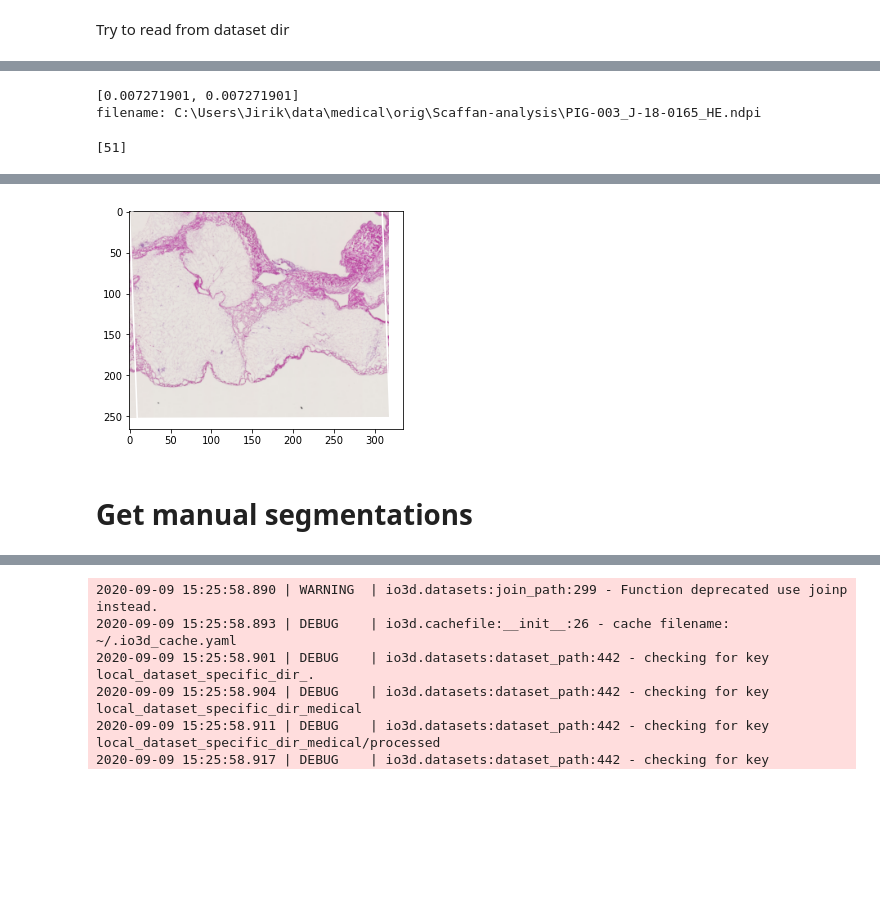
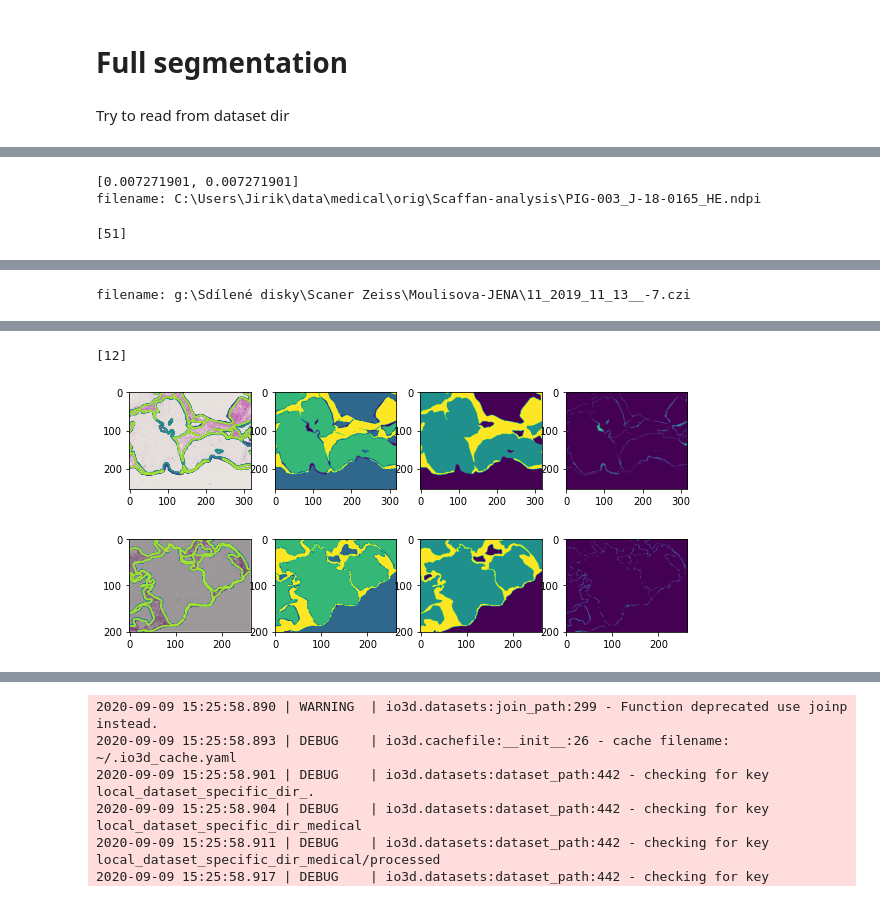
Before and after one commit to mjirik/scaffan, a Jupyter notebook: experiments/whole_scan_segmentation_ground_true_data_preparation.ipynb, the cells around one changed output, grey strips where cells are left out. Saved outputs shown, nothing was run; the diff lists cells and outputs as text; code cells hidden in the pictures; blank space fills up the shorter version.

Commit message:
training labels in function

```diff
--- a/experiments/whole_scan_segmentation_ground_true_data_preparation.ipynb
+++ b/experiments/whole_scan_segmentation_ground_true_data_preparation.ipynb
@@ -28,8 +24,0 @@ Check if it is possible to use path with space and crazy czech chars
-# %%
-from read_roi import read_roi_zip
-fn = "G:/Sdílené disky/Scaner Zeiss/Moulisova-JENA/07_2019_11_13__l-2.czi"
-print(f"filename: {fn}")
-anim = scim.AnnotatedImage(fn)
-# scann
-# rois = read_roi_zip(fn+".roi.zip")
-# scann.get_imsize_from_imagej_roi(rois)
@@ -44,3 +32,5 @@ filename: G:/Sdílené disky/Scaner Zeiss/Moulisova-JENA/07_2019_11_13__l-2.czi
+# %% [markdown]
+# Full segmentation
 # %% [markdown]
 Try to read from dataset dir
 # %%
@@ -50,28 +40,51 @@ pixelsize_mm=[0.007271901] * 2
 print(pixelsize_mm)
 
 # fn = io3d.datasets.join_path("medical", "orig", "sample_data", "SCP003", "SCP003.ndpi", get_root=True)
-fn = io3d.datasets.join_path("medical", "orig", "Scaffan-analysis", "PIG-003_J-18-0165_HE.ndpi", get_root=True)
+fns = [
+    io3d.datasets.joinp("medical", "orig", "Scaffan-analysis", "PIG-003_J-18-0165_HE.ndpi"),
+    io3d.datasets.joinp("medical", "orig", "scaner_zeiss", "Moulisova-JENA", "11_2019_11_13__-7.czi"),
+]
 title = "full segmentation"
 
-# f"{str(pixelsize_mm[0])}""
-ofn_filled = output_path_images / f"ground_true_annotation_{Path(fn).stem}_{title}_pixelsize_mm_{pixelsize_mm[0]}.png"
-ofn_raster = output_path_images / f"raster_{Path(fn).stem}_{title}_pixelsize_mm_{pixelsize_mm[0]}.png"
+for fn in fns:
+#     fn = fns[0]
+
+    # f"{str(pixelsize_mm[0])}""
+    ofn_filled = output_path_images / f"ground_true_annotation_{Path(fn).stem}_{title}_pixelsize_mm_{pixelsize_mm[0]}.png"
+    ofn_raster = output_path_images / f"raster_{Path(fn).stem}_{title}_pixelsize_mm_{pixelsize_mm[0]}.png"
 
 
-print(f"filename: {fn}")
-anim = scim.AnnotatedImage(fn)
+    print(f"filename: {fn}")
+    anim = scim.AnnotatedImage(str(fn))
 
-# ann_ids = anim.select_annotations_by_color("#000000")
-ann_ids = anim.select_annotations_by_title(title)
-print(ann_ids)
-view = anim.get_views(
-    ann_ids,
-#     level=6,
-    margin=0, pixelsize_mm=pixelsize_mm)[0]
+    # ann_ids = anim.select_annotations_by_color("#000000")
+    ann_ids = anim.select_annotations_by_title(title)
+    print(ann_ids)
+    view = anim.get_views(
+        ann_ids,
+    #     level=6,
+        margin=0, pixelsize_mm=pixelsize_mm)[0]
 
-img = view.get_region_image(as_gray=False)
-plt.imsave(ofn_raster, img)
+    img = view.get_region_image(as_gray=False)
+    plt.imsave(ofn_raster, img)
 
-plt.imshow(img, cmap='gray')
-view.plot_annotations(ann_ids[0])
+    # plt.imshow(img, cmap='gray')
+    # view.plot_annotations(ann_ids[0])
+    segmentation = view.get_training_labels()
+    segmentation_filled, dbgs = view.get_training_labels(fill_gaps=True, return_debug_images=True)
+    plt.figure(figsize=[10,5])
+    plt.subplot(141)
+    plt.imshow(img)
+    # plt.contour(seg_black)
+    plt.contour(segmentation)
+    plt.subplot(142)
+    plt.imshow(segmentation)
+    plt.subplot(143)
+    plt.imshow(segmentation_filled)
+    plt.subplot(144)
+    plt.imshow(dbgs[0])
+
+    plt.imsave(ofn_filled, segmentation_filled,
+    #            cmap='gray',
+               vmin=0) # , "fn.png")
 # %% [output]
@@ -93,0 +116 @@ filename: C:\Users\Jirik\data\medical\orig\Scaffan-analysis\PIG-003_J-18-0165_HE
+filename: g:\Sdílené disky\Scaner Zeiss\Moulisova-JENA\11_2019_11_13__-7.czi
@@ -94,3 +118,3 @@ filename: C:\Users\Jirik\data\medical\orig\Scaffan-analysis\PIG-003_J-18-0165_HE
+[12]
-[figure, old version]
+[figure, new version]
+[figure, added]
-# %% [markdown]
-# Get manual segmentations
```
Also changed, not shown: parts of 16 cells of this notebook, 2 other files.
